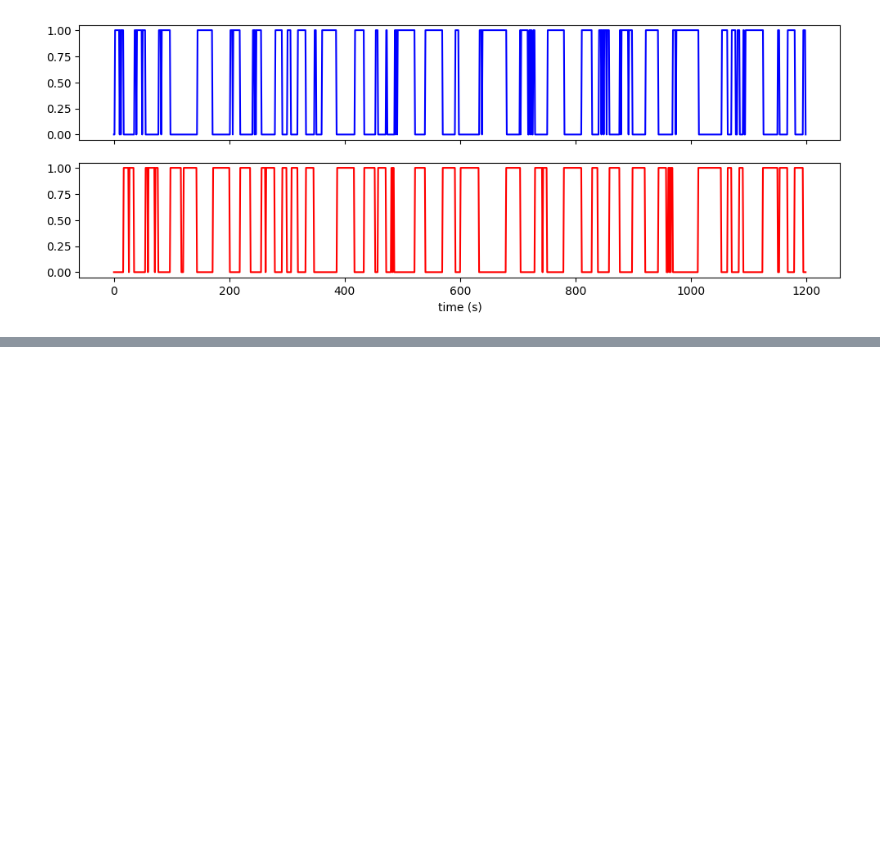
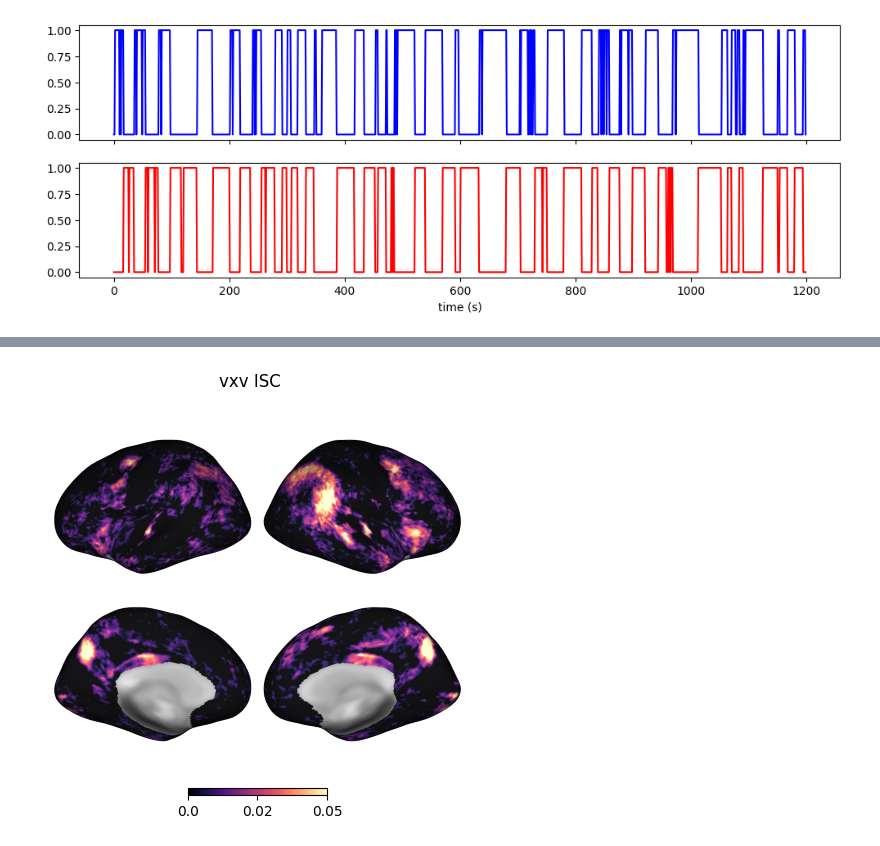
Before and after one commit to YeajuDianaKim394/EncodingModels, a Jupyter notebook: code/test-encoding.ipynb, the cells around one changed output, grey strips where cells are left out. Cells and saved outputs as stored; diff of their text form; code cells hidden in the pictures; blank space fills up the shorter version.

```diff
--- a/code/test-encoding.ipynb
+++ b/code/test-encoding.ipynb
@@ -468,0 +116,9 @@ for i, feature in enumerate(feature_names):
+# %%
+p = Plot(surf_lh=lh, surf_rh=rh, brightness=.7)
+p.add_layer({'left': sulc_lh, 'right': sulc_rh}, cmap='binary_r', cbar=False)
+p.add_layer(scores.mean(0), cmap='magma', color_range=(0, .05))
+fig = p.build()
+fig.suptitle('vxv ISC')
+fig.show()
+# %% [output]
+[figure, added]
```
Also changed, not shown: parts of 38 cells of this notebook, 7 other files.
